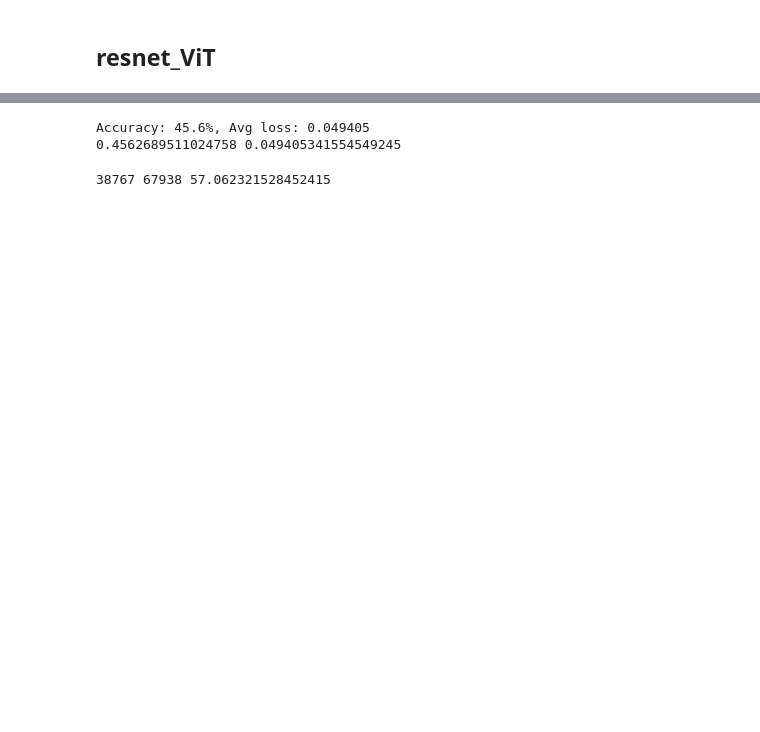
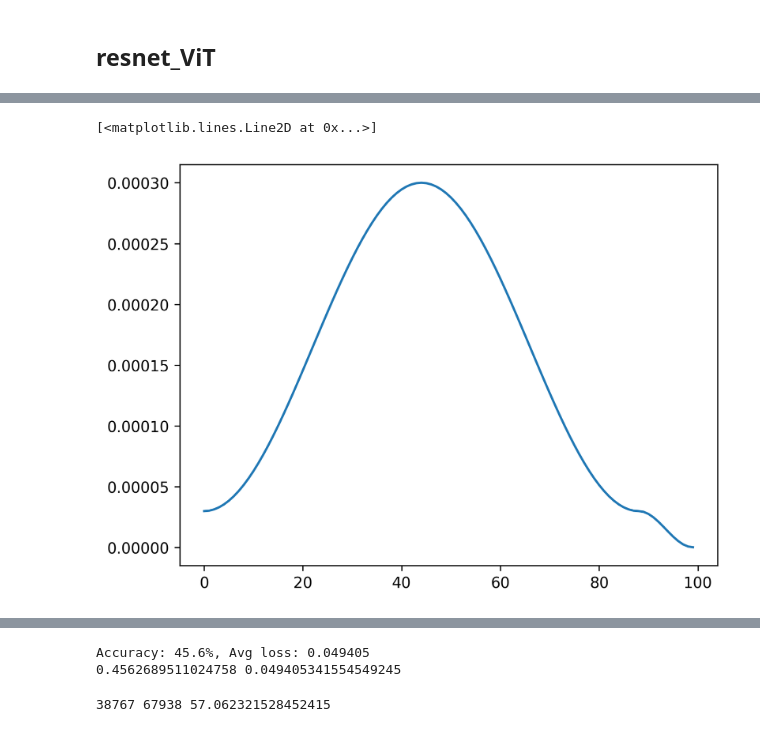
Before and after one commit to eisbetterthanpi/vision, a Jupyter notebook: resnet_ViT.ipynb, the cells around one changed output, grey strips where cells are left out. Saved outputs shown, nothing was run; the diff lists cells and outputs as text; code cells hidden in the pictures; blank space fills up the shorter version.

```diff
--- a/resnet_ViT.ipynb
+++ b/resnet_ViT.ipynb
@@ -588,6 +616,23 @@ plt.xscale('log')
 # plt.plot(train_lst)
 # plt.plot(np.linspace(0,len(train_lst),len(test_lst)), test_lst)
 plt.show()
+# %%
+lr_lst=[]
+total_steps=100
+base_lr, max_lr = 3e-5, 3e-4 # resnet50 batch32 gradacc2
+
+optimizer = bnb.optim.AdamW(model.parameters(), lr=base_lr, betas=(0.9, 0.999), optim_bits=8)
+
+scheduler = torch.optim.lr_scheduler.OneCycleLR(optimizer, max_lr=max_lr, total_steps=total_steps, pct_start=0.45, anneal_strategy='cos', cycle_momentum=True, base_momentum=0.85, max_momentum=0.95, div_factor=div_factor, final_div_factor=100.0, three_phase=True,)
+
+for t in range(total_steps):
+    lr=optimizer.param_groups[0]["lr"]
+    lr_lst.append(lr)
+    scheduler.step()
+plt.plot(lr_lst)
+# %% [output]
+[<matplotlib.lines.Line2D at 0x...>]
+[figure, added]
 # %%
 # @title wwwwwwwww
 acc_lst, train_lst, test_lst=[],[],[]
```
Also changed, not shown: parts of 11 cells of this notebook.
